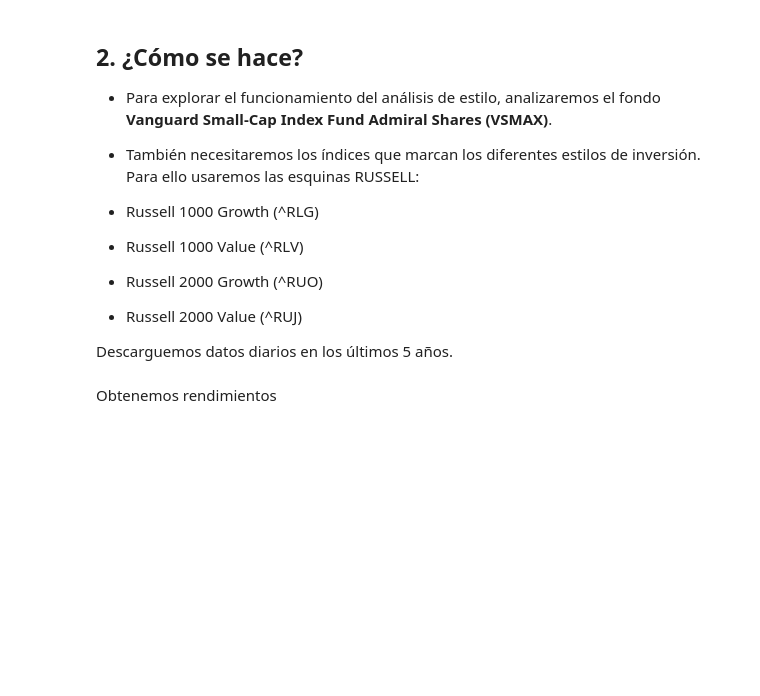
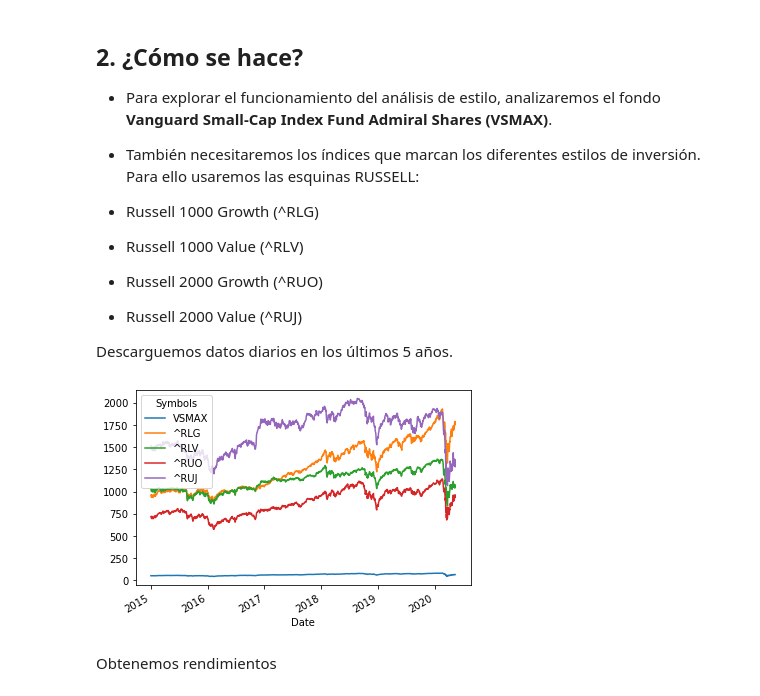
Before and after one commit to jessicambrizg/porinvp2020, a Jupyter notebook: Bonus/Adicional2_AnalisisEstilo.ipynb, the cells around one changed output. Cells and saved outputs as stored; diff of their text form; code cells hidden in the pictures; blank space fills up the shorter version.

```diff
--- a/Bonus/Adicional2_AnalisisEstilo.ipynb
+++ b/Bonus/Adicional2_AnalisisEstilo.ipynb
@@ -79,12 +85,17 @@ def get_adj_closes(tickers, start_date=None, end_date=None):
     return closes
 # %%
 # Nombres de instrumentos que vamos a importar
-
+tickers = ['VSMAX', '^RLG', '^RLV', '^RUO', '^RUJ']
 # Fechas de inicio y fin
+start_date = '2015-01-01'
 # %%
 # Descargamos datos
+closes = get_adj_closes(tickers, start_date)
 # %%
 # Graficamos
+closes.plot();
+# %% [output]
+[figure, added]
 # %% [markdown]
 Obtenemos rendimientos
 # %%
```
Also changed, not shown: parts of 36 cells of this notebook.
